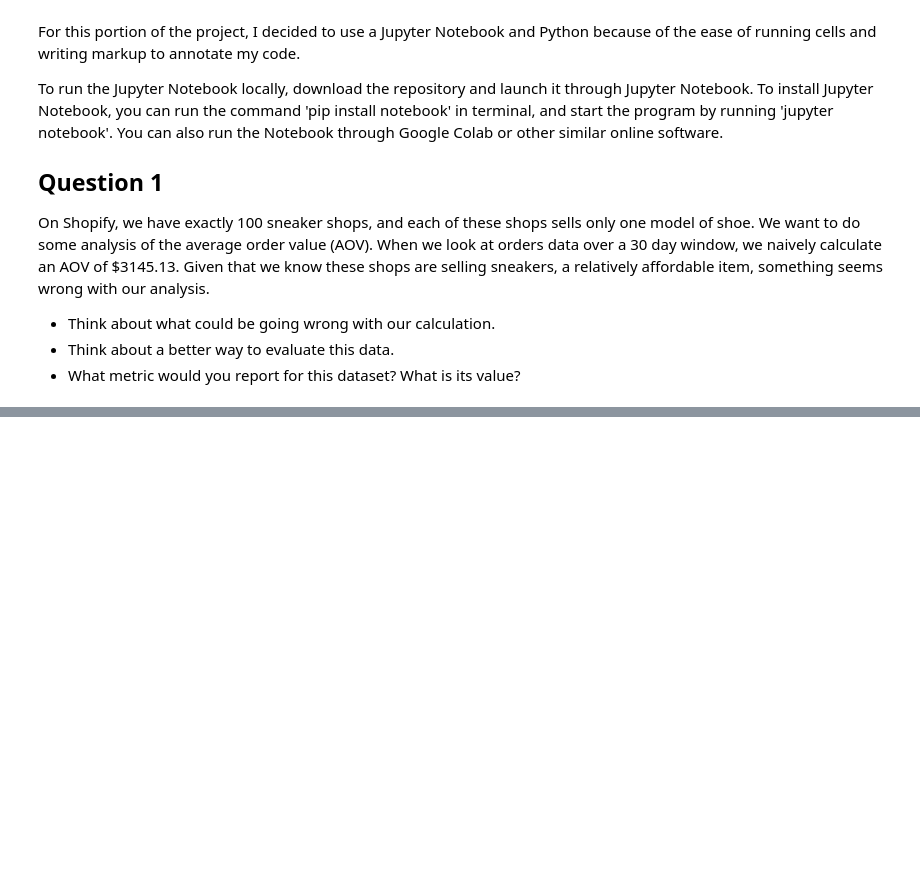
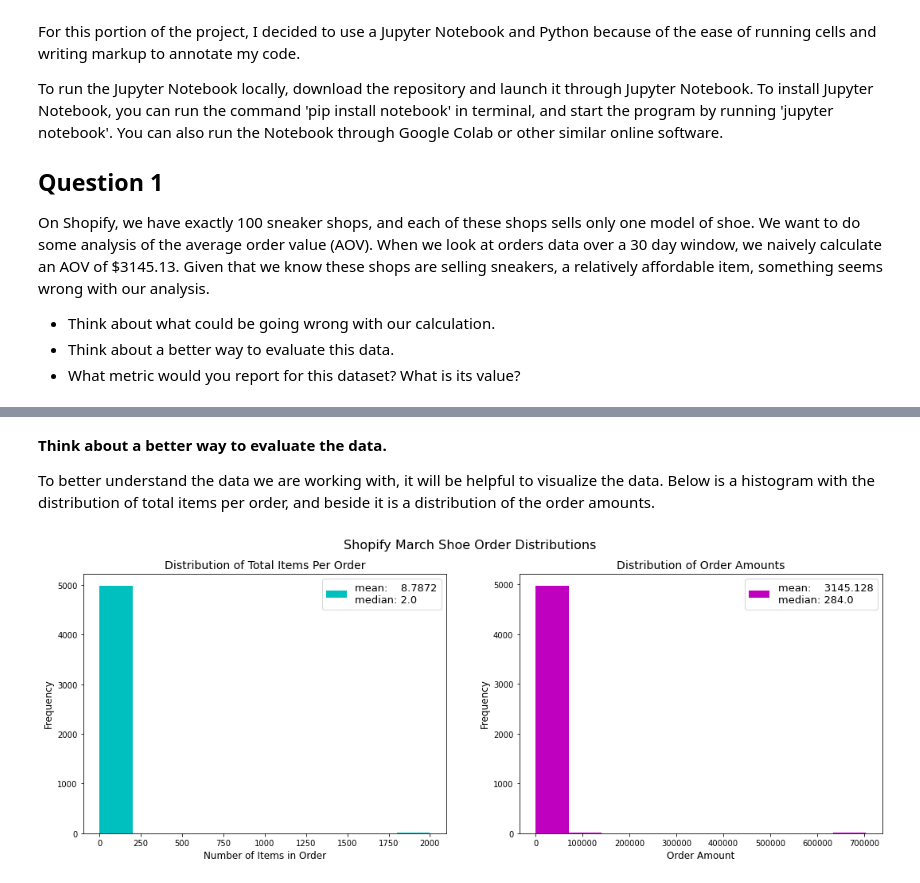
Before and after one commit to wgobrien/shopify-data-challenge, a Jupyter notebook: shopify_data_challenge.ipynb, the cells around one changed output, grey strips where cells are left out. Drawn from its saved outputs; the diff is of its cells as text; code cells hidden in the pictures; blank space fills up the shorter version.

```diff
--- a/shopify_data_challenge.ipynb
+++ b/shopify_data_challenge.ipynb
@@ -20,7 +21,7 @@ import matplotlib.pyplot as plt
 %matplotlib inline
 # %%
 # read in csv
-df = pd.read_csv("shopify_data.csv")
+orders = pd.read_csv("shopify_data.csv")
 
-df.order_amount.mean()
+orders.head()
 # %% [output]
@@ -27,0 +47,32 @@ df.order_amount.mean()
+# %% [markdown]
+**Think about a better way to evaluate the data.**
+
+To better understand the data we are working with, it will be helpful to visualize the data. Below is a histogram with the distribution of total items per order, and beside it is a distribution of the order amounts.
+# %%
+mov = orders.order_amount.median()
+
+fig, (ax1, ax2) = plt.subplots(1, 2, figsize=(18,6))
+fig.suptitle('Shopify March Shoe Order Distributions', fontsize=16)
+
+# items in order distribution
+items_mean = orders.total_items.mean()
+items_median = orders.total_items.median()
+
+ax1.hist(orders.total_items, color="c", label=f"mean:    {items_mean}\nmedian: {items_median}")
+
+ax1.set_title("Distribution of Total Items Per Order", fontsize=14)
+ax1.set_xlabel("Number of Items in Order", fontsize=12)
+ax1.set_ylabel("Frequency", fontsize=12)
+ax1.legend(fontsize=13)
+
+# amount ordered distribution
+ax2.hist(orders.order_amount, color="m", label=f"mean:    {aov}\nmedian: {mov}")
+
+ax2.set_title("Distribution of Order Amounts", fontsize=14)
+ax2.set_xlabel("Order Amount", fontsize=12)
+ax2.set_ylabel("Frequency", fontsize=12)
+ax2.legend(fontsize=13)
+
+plt.show()
+# %% [output]
+[figure, added]
```
Also changed, not shown: parts of 19 cells of this notebook.
